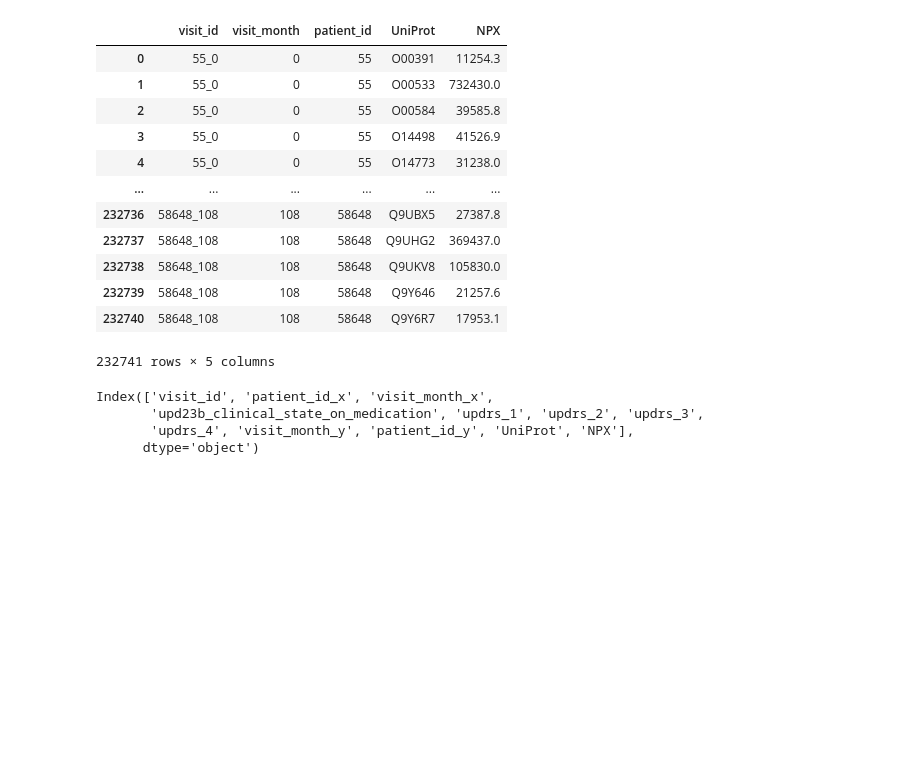
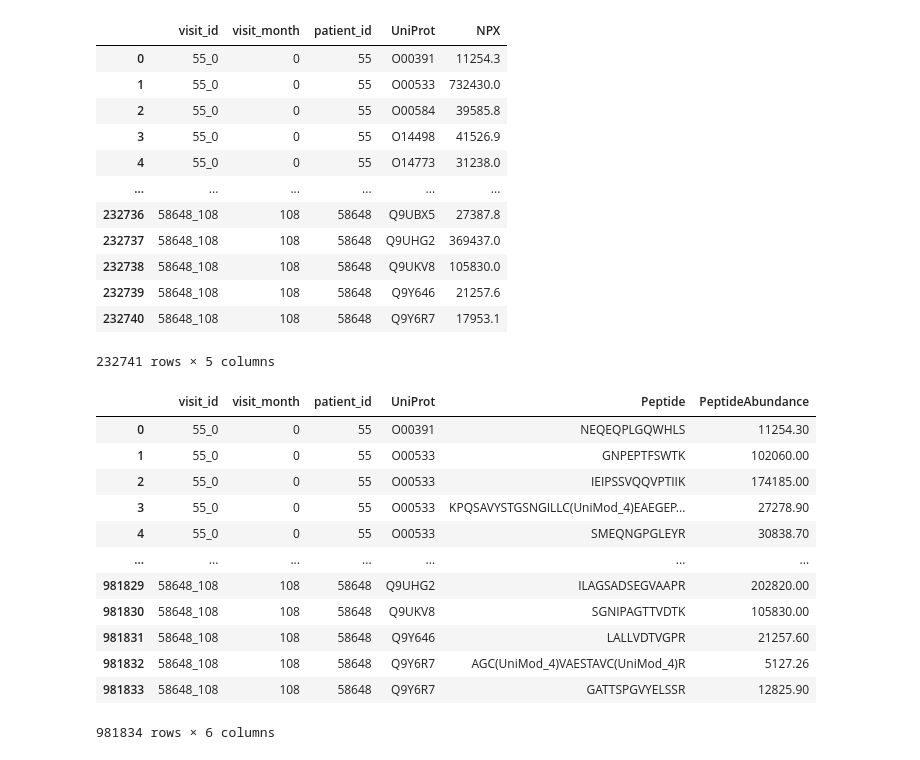
Before and after one commit to priyansh-1902/AMP-Parkinson-s-Disease-Progression-Prediction, a Jupyter notebook: visualizing_data.ipynb, the cells around one changed output. Drawn from its saved outputs; the diff is of its cells as text; code cells hidden in the pictures; blank space fills up the shorter version.

```diff
--- a/visualizing_data.ipynb
+++ b/visualizing_data.ipynb
@@ -44,7 +22,17 @@ df = train_clinical_data.merge(train_proteins, how='inner', on='visit_id')
-# %%
-df.columns
-# %% [output]
-Index(['visit_id', 'patient_id_x', 'visit_month_x',
-       'upd23b_clinical_state_on_medication', 'updrs_1', 'updrs_2', 'updrs_3',
-       'updrs_4', 'visit_month_y', 'patient_id_y', 'UniProt', 'NPX'],
-      dtype='object')
+# %%
+train_peptides = pd.read_csv('./train_peptides.csv')
+train_peptides
+# %% [output]
+|  | visit_id | visit_month | patient_id | UniProt | Peptide | PeptideAbundance |
+| 0 | 55_0 | 0 | 55 | O00391 | NEQEQPLGQWHLS | 11254.30 |
+| 1 | 55_0 | 0 | 55 | O00533 | GNPEPTFSWTK | 102060.00 |
+| 2 | 55_0 | 0 | 55 | O00533 | IEIPSSVQQVPTIIK | 174185.00 |
+| 3 | 55_0 | 0 | 55 | O00533 | KPQSAVYSTGSNGILLC(UniMod_4)EAEGEP... | 27278.90 |
+| 4 | 55_0 | 0 | 55 | O00533 | SMEQNGPGLEYR | 30838.70 |
+| ... | ... | ... | ... | ... | ... | ... |
+| 981829 | 58648_108 | 108 | 58648 | Q9UHG2 | ILAGSADSEGVAAPR | 202820.00 |
+| 981830 | 58648_108 | 108 | 58648 | Q9UKV8 | SGNIPAGTTVDTK | 105830.00 |
+| 981831 | 58648_108 | 108 | 58648 | Q9Y646 | LALLVDTVGPR | 21257.60 |
+| 981832 | 58648_108 | 108 | 58648 | Q9Y6R7 | AGC(UniMod_4)VAESTAVC(UniMod_4)R | 5127.26 |
+| 981833 | 58648_108 | 108 | 58648 | Q9Y6R7 | GATTSPGVYELSSR | 12825.90 |
+981834 rows × 6 columns
```
Also changed, not shown: parts of 25 cells of this notebook, 2 other files.
